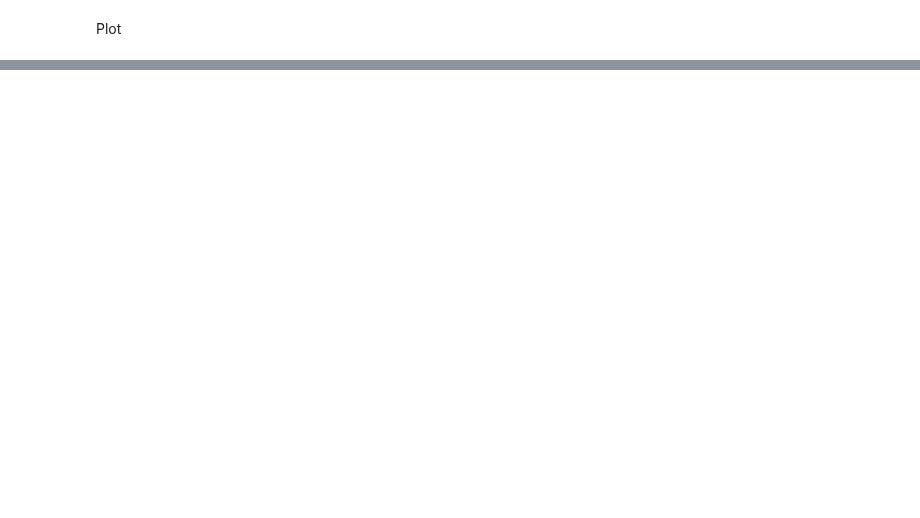
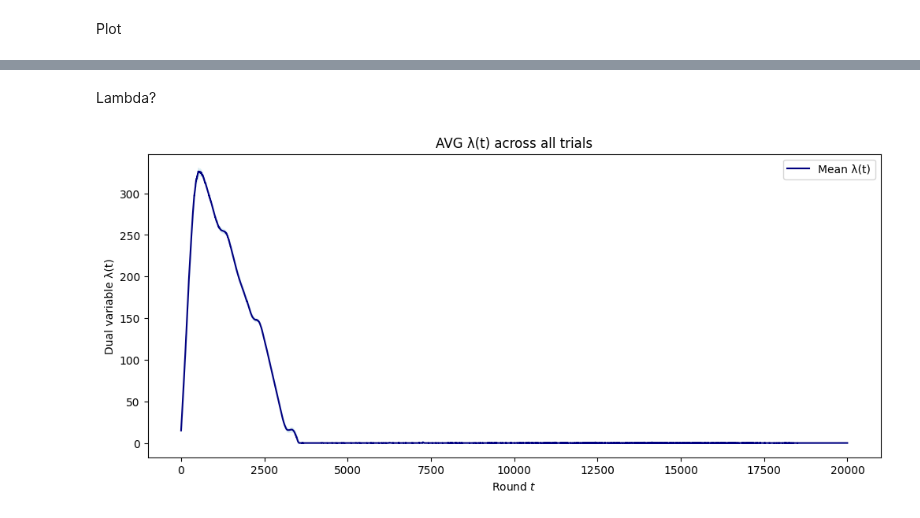
Before and after one commit to peetceenatoo/online-learning, a Jupyter notebook: R4.ipynb, the cells around one changed output, grey strips where cells are left out. Cells and saved outputs as stored; diff of their text form; code cells hidden in the pictures; blank space fills up the shorter version.

```diff
--- a/R4.ipynb
+++ b/R4.ipynb
@@ -608,0 +493,19 @@ Remember the Fixed-Best Clairvoyant playes with oscillating demand
+# %% [markdown]
+Lambda?
+# %%
+# --- Convert to arrays and compute statistics ---
+min_len = min(len(l) for l in all_lambdas)
+all_lambdas_trimmed = np.array([l[:min_len] for l in all_lambdas])
+mean_lambda = np.mean(all_lambdas_trimmed, axis=0)
+std_lambda = np.std(all_lambdas_trimmed, axis=0)
+
+plt.figure(figsize=(12, 5))
+
+plt.plot(mean_lambda, label='Mean λ(t)', color='navy')
+plt.fill_between(np.arange(len(mean_lambda)), mean_lambda - std_lambda, mean_lambda + std_lambda, color='lightblue', alpha=0.3)
+plt.xlabel('Round $t$')
+plt.ylabel('Dual variable λ(t)')
+plt.title('AVG λ(t) across all trials')
+_ = plt.legend()
+# %% [output]
+[figure, added]
```
Also changed, not shown: parts of 20 cells of this notebook, 1 other file.
